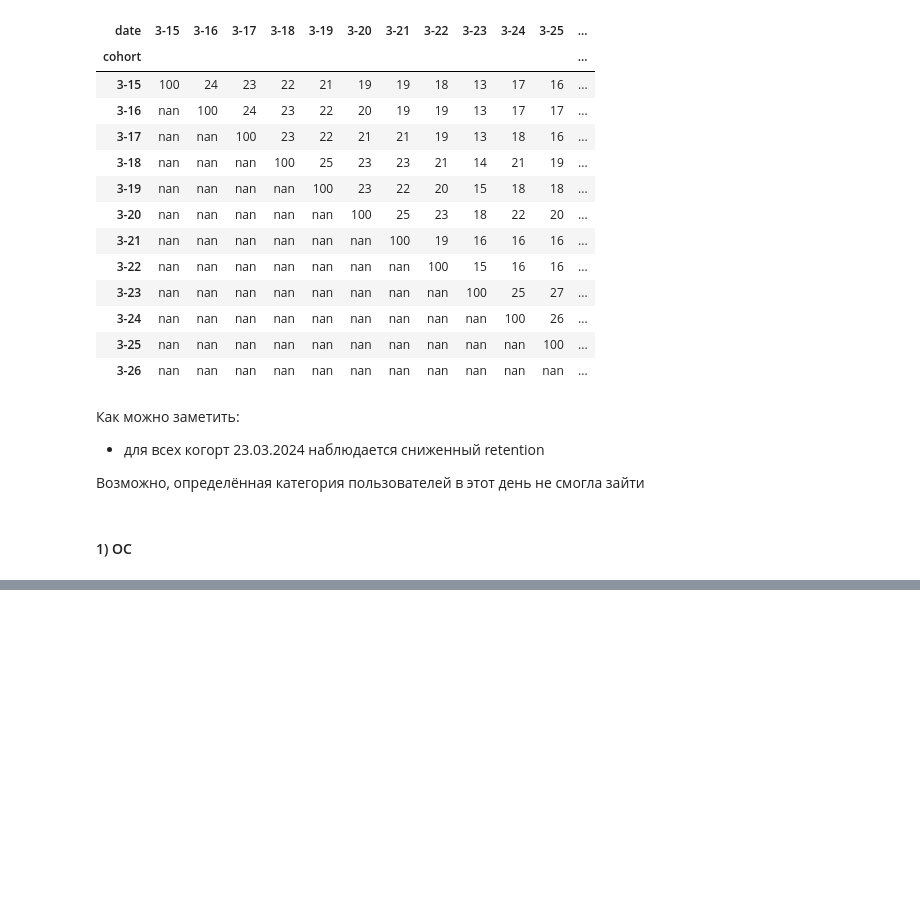
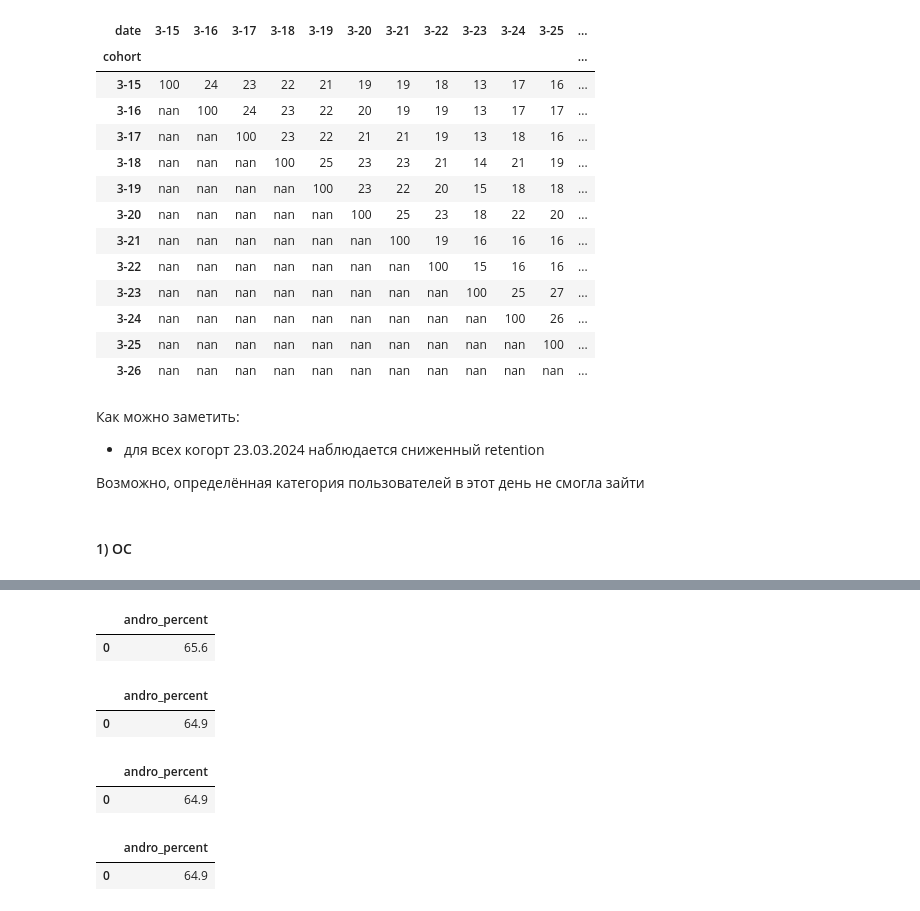
Before and after one commit to vsgrabchuk/KCSDA-metrics-falldown-analysis, a Jupyter notebook: KCSDA_metrics_falldown_analysis.ipynb, the cells around one changed output, grey strips where cells are left out. Drawn from its saved outputs; the diff is of its cells as text; code cells hidden in the pictures; blank space fills up the shorter version.

```diff
--- a/KCSDA_metrics_falldown_analysis.ipynb
+++ b/KCSDA_metrics_falldown_analysis.ipynb
@@ -238,0 +243,72 @@ pandahouse.read_clickhouse(q, connection=connection)
+# %%
+# В целевой день
+q = f"""
+SELECT
+  ROUND(countIf(user_id, os='Android') / COUNT(user_id) * 100, 1) AS andro_percent
+FROM (
+    SELECT DISTINCT
+      user_id,
+      os
+    FROM {db}.feed_actions
+    WHERE DATE(time) = {target_date}
+  )
+"""
+
+pandahouse.read_clickhouse(q, connection=connection)
+# %% [output]
+|  | andro_percent |
+| 0 | 65.6 |
+# %%
+# За день до целевого дня
+q = f"""
+SELECT
+  ROUND(countIf(user_id, os='Android') / COUNT(user_id) * 100, 1) AS andro_percent
+FROM (
+    SELECT DISTINCT
+      user_id,
+      os
+    FROM {db}.feed_actions
+    WHERE DATE(time) = {target_date}-1
+  )
+"""
+
+pandahouse.read_clickhouse(q, connection=connection)
+# %% [output]
+|  | andro_percent |
+| 0 | 64.9 |
+# %%
+# За неделю до целевого дня
+q = f"""
+SELECT
+  ROUND(countIf(user_id, os='Android') / COUNT(user_id) * 100, 1) AS andro_percent
+FROM (
+    SELECT DISTINCT
+      user_id,
+      os
+    FROM {db}.feed_actions
+    WHERE DATE(time) = {target_date}-7
+  )
+"""
+
+pandahouse.read_clickhouse(q, connection=connection)
+# %% [output]
+|  | andro_percent |
+| 0 | 64.9 |
+# %%
+# За всё время
+q = f"""
+SELECT
+  ROUND(countIf(user_id, os='Android') / COUNT(user_id) * 100, 1) AS andro_percent
+FROM (
+    SELECT DISTINCT
+      user_id,
+      os
+    FROM {db}.feed_actions
+    -- WHERE DATE(time) = {target_date}-1
+  )
+"""
+
+pandahouse.read_clickhouse(q, connection=connection)
+# %% [output]
+|  | andro_percent |
+| 0 | 64.9 |
```
Also changed, not shown: parts of 10 cells of this notebook.
